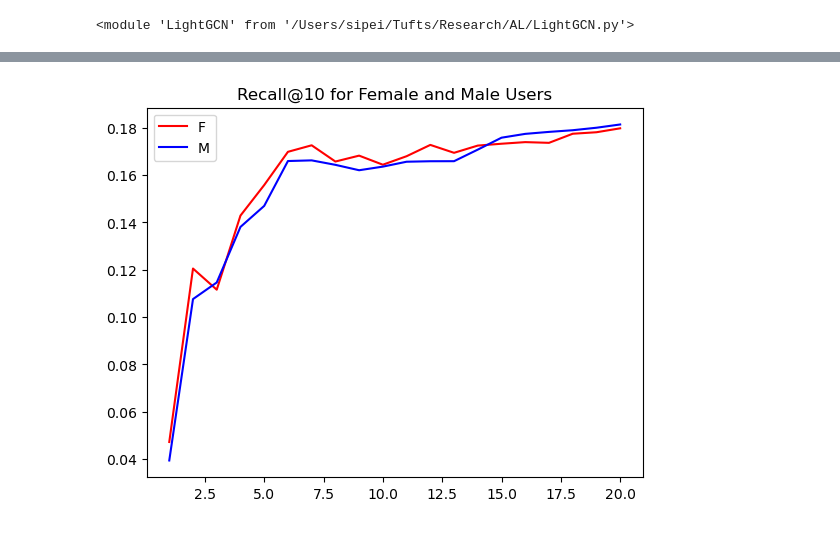
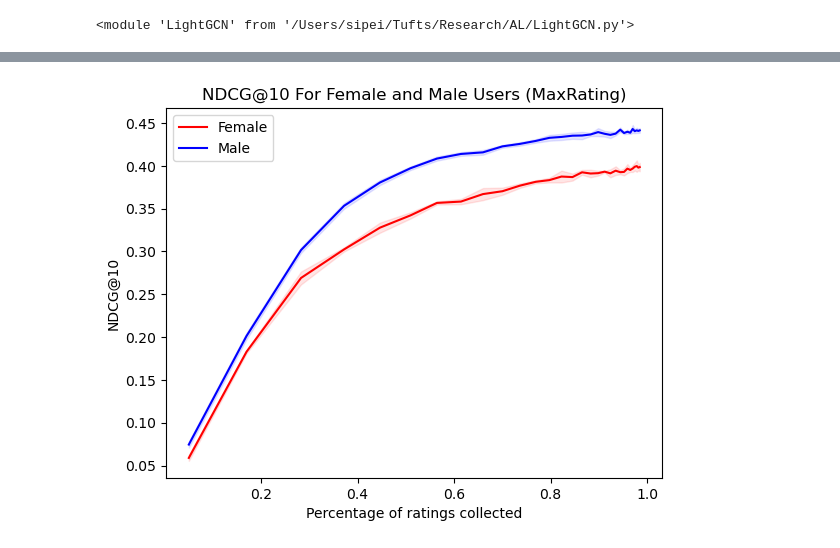
Before and after one commit to sipei-li/DeepALDataMinimization, a Jupyter notebook: LightGCN_04_08_2025.ipynb, the cells around one changed output, grey strips where cells are left out. Cells and saved outputs as stored; diff of their text form; code cells hidden in the pictures.

Commit message:
ran exp1 for MaxRating

```diff
--- a/LightGCN_04_08_2025.ipynb
+++ b/LightGCN_04_08_2025.ipynb
@@ -235,8 +230,17 @@ plt.show()
-# %%
-plt.plot(np.arange(1,epochs+1), recall_results[:, 0], label='F', c='r')
-plt.plot(np.arange(1,epochs+1), recall_results[:, 1], label='M', c='b')
-plt.title("Recall@10 for Female and Male Users")
-plt.legend()
-plt.show()
-# %% [output]
-[figure, removed]
+# %%
+df_lst = []
+for iter in range(n_iters):
+    results = MaxRating_results_lst[iter]
+    d = {}
+    d['epoch'] = list(range(n_epochs))
+    d['percentage'] = [r['percentage'] for r in results]
+    d['ndcg_pro'] = [r['ndcg'][0] for r in results]
+    d['ndcg_unpro'] = [r['ndcg'][1] for r in results]
+    d['precision_pro'] = [r['precision'][0] for r in results]
+    d['precision_unpro'] = [r['precision'][1] for r in results]
+    d['recall_pro'] = [r['recall'][0] for r in results]
+    d['recall_unpro'] = [r['recall'][1] for r in results]
+    df = pd.DataFrame.from_dict(d)
+    df_lst.append(df)
+
+MaxRating_results_df = pd.concat(df_lst, axis=0)
@@ -242,0 +249,40 @@ plt.show()
+# %%
+percentages = MaxRating_results_df.groupby('epoch')['percentage'].agg('mean')
+# %%
+# ndcg
+pro_df_grouped = MaxRating_results_df.groupby('epoch').agg(['mean', 'std', 'count'])['ndcg_pro']
+pro_df_grouped['ci'] = 1.95 * pro_df_grouped['std'] / np.sqrt(pro_df_grouped['count'])
+pro_df_grouped['ci_lower'] = pro_df_grouped['mean'] - pro_df_grouped['ci']
+pro_df_grouped['ci_upper'] = pro_df_grouped['mean'] + pro_df_grouped['ci']
+
+unpro_df_grouped = MaxRating_results_df.groupby('epoch').agg(['mean', 'std', 'count'])['ndcg_unpro']
+unpro_df_grouped['ci'] = 1.95 * unpro_df_grouped['std'] / np.sqrt(unpro_df_grouped['count'])
+unpro_df_grouped['ci_lower'] = unpro_df_grouped['mean'] - unpro_df_grouped['ci']
+unpro_df_grouped['ci_upper'] = unpro_df_grouped['mean'] + unpro_df_grouped['ci']
+
+plt.plot(percentages, pro_df_grouped['mean'], color='r', label="Female")
+plt.fill_between(
+    percentages,
+    pro_df_grouped['ci_lower'],
+    pro_df_grouped['ci_upper'],
+    color='r',
+    alpha=.1
+)
+
+plt.plot(percentages, unpro_df_grouped['mean'], color='b', label="Male")
+plt.fill_between(
+    percentages,
+    unpro_df_grouped['ci_lower'],
+    unpro_df_grouped['ci_upper'],
+    color='b',
+    alpha=.1
+)
+
+plt.xlabel('Percentage of ratings collected')
+plt.ylabel('NDCG@10')
+
+plt.legend()
+plt.title("NDCG@10 For Female and Male Users (MaxRating)")
+plt.show()
+# %% [output]
+[figure, added]
```
Also changed, not shown: parts of 11 cells of this notebook, 2 other files.
